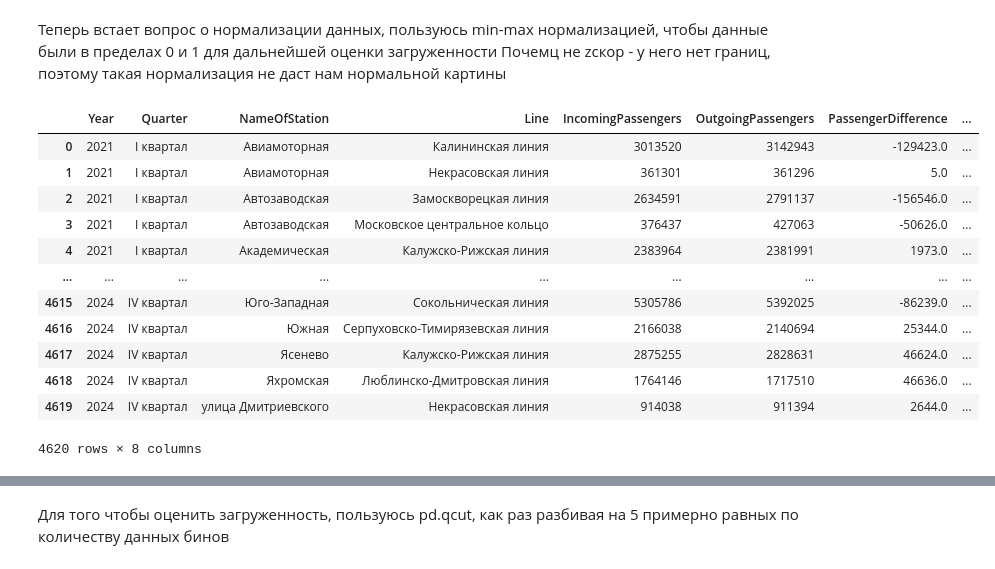
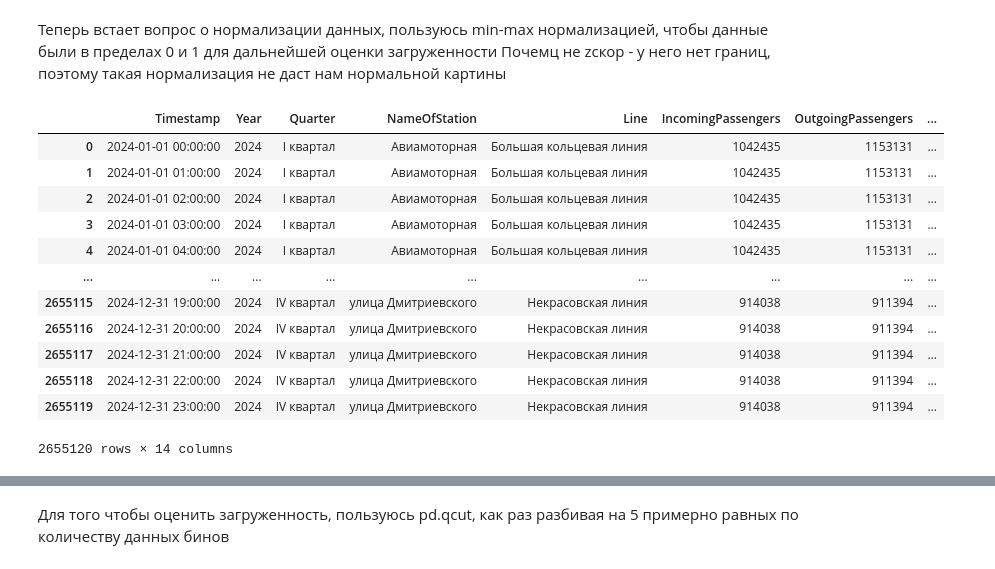
Before and after one commit to RuslanDavletov/Analysis-of-taxi-demand, a Jupyter notebook: data_parser.ipynb, the cells around one changed output, grey strips where cells are left out. Drawn from its saved outputs; the diff is of its cells as text; code cells hidden in the pictures.

Commit message:
update data_parser

```diff
--- a/data_parser.ipynb
+++ b/data_parser.ipynb
@@ -764,5 +784,5 @@ cleaned
 # %%
-grouped = cleaned
+grouped = cleaned[cleaned['Year'] == 2024]
 grouped
 # %% [output]
 |  | Year | Quarter | NameOfStation | Line | IncomingPassengers | OutgoingPassengers | PassengerDifference |
@@ -780,0 +803,27 @@ grouped
+# %%
+df = pd.DataFrame(grouped)
+
+result_df = pd.DataFrame()
+
+def add_dates_for_quarter(row):
+    quarter = row['Quarter']
+    if quarter == 'I квартал':
+        date_range = pd.date_range(start='2024-01-01', end='2024-03-31 23:00:00', freq='h')
+    elif quarter == 'II квартал':
+        date_range = pd.date_range(start='2024-04-01', end='2024-06-30 23:00:00', freq='h')
+    elif quarter == 'III квартал':
+        date_range = pd.date_range(start='2024-07-01', end='2024-09-30 23:00:00', freq='h')
+    elif quarter == 'IV квартал':
+        date_range = pd.date_range(start='2024-10-01', end='2024-12-31 23:00:00', freq='h')
+
+    time_df = pd.DataFrame(date_range, columns=['Timestamp'])
+
+    for col in df.columns:
+        time_df[col] = row[col]
+
+    return time_df
+
+for _, row in df.iterrows():
+    result_df = pd.concat([result_df, add_dates_for_quarter(row)], ignore_index=True)
+
+result_df
@@ -783,20 +993,20 @@ grouped
 # %%
 def min_max_normalize(x):
     return (x - x.min()) / (x.max() - x.min())
 
-grouped['PassengerDifference_norm'] = grouped.groupby(['Year', 'Quarter'])['PassengerDifference'].transform(min_max_normalize)
-grouped
+result_df['station_load_norm'] = result_df.groupby(['Year', 'Quarter'])['station_load'].transform(min_max_normalize)
+result_df
 # %% [output]
-|  | Year | Quarter | NameOfStation | Line | IncomingPassengers | OutgoingPassengers | PassengerDifference | ... |
-| 0 | 2021 | I квартал | Авиамоторная | Калининская линия | 3013520 | 3142943 | -129423.0 | ... |
-| 1 | 2021 | I квартал | Авиамоторная | Некрасовская линия | 361301 | 361296 | 5.0 | ... |
-| 2 | 2021 | I квартал | Автозаводская | Замоскворецкая линия | 2634591 | 2791137 | -156546.0 | ... |
-| 3 | 2021 | I квартал | Автозаводская | Московское центральное кольцо | 376437 | 427063 | -50626.0 | ... |
-| 4 | 2021 | I квартал | Академическая | Калужско-Рижская линия | 2383964 | 2381991 | 1973.0 | ... |
+|  | Timestamp | Year | Quarter | NameOfStation | Line | IncomingPassengers | OutgoingPassengers | ... |
+| 0 | 2024-01-01 00:00:00 | 2024 | I квартал | Авиамоторная | Большая кольцевая линия | 1042435 | 1153131 | ... |
+| 1 | 2024-01-01 01:00:00 | 2024 | I квартал | Авиамоторная | Большая кольцевая линия | 1042435 | 1153131 | ... |
+| 2 | 2024-01-01 02:00:00 | 2024 | I квартал | Авиамоторная | Большая кольцевая линия | 1042435 | 1153131 | ... |
+| 3 | 2024-01-01 03:00:00 | 2024 | I квартал | Авиамоторная | Большая кольцевая линия | 1042435 | 1153131 | ... |
+| 4 | 2024-01-01 04:00:00 | 2024 | I квартал | Авиамоторная | Большая кольцевая линия | 1042435 | 1153131 | ... |
 | ... | ... | ... | ... | ... | ... | ... | ... | ... |
-| 4615 | 2024 | IV квартал | Юго-Западная | Сокольническая линия | 5305786 | 5392025 | -86239.0 | ... |
-| 4616 | 2024 | IV квартал | Южная | Серпуховско-Тимирязевская линия | 2166038 | 2140694 | 25344.0 | ... |
-| 4617 | 2024 | IV квартал | Ясенево | Калужско-Рижская линия | 2875255 | 2828631 | 46624.0 | ... |
-| 4618 | 2024 | IV квартал | Яхромская | Люблинско-Дмитровская линия | 1764146 | 1717510 | 46636.0 | ... |
-| 4619 | 2024 | IV квартал | улица Дмитриевского | Некрасовская линия | 914038 | 911394 | 2644.0 | ... |
+| 2655115 | 2024-12-31 19:00:00 | 2024 | IV квартал | улица Дмитриевского | Некрасовская линия | 914038 | 911394 | ... |
+| 2655116 | 2024-12-31 20:00:00 | 2024 | IV квартал | улица Дмитриевского | Некрасовская линия | 914038 | 911394 | ... |
+| 2655117 | 2024-12-31 21:00:00 | 2024 | IV квартал | улица Дмитриевского | Некрасовская линия | 914038 | 911394 | ... |
+| 2655118 | 2024-12-31 22:00:00 | 2024 | IV квартал | улица Дмитриевского | Некрасовская линия | 914038 | 911394 | ... |
+| 2655119 | 2024-12-31 23:00:00 | 2024 | IV квартал | улица Дмитриевского | Некрасовская линия | 914038 | 911394 | ... |
-4620 rows × 8 columns
+2655120 rows × 14 columns
```
Also changed, not shown: parts of 60 cells of this notebook.
